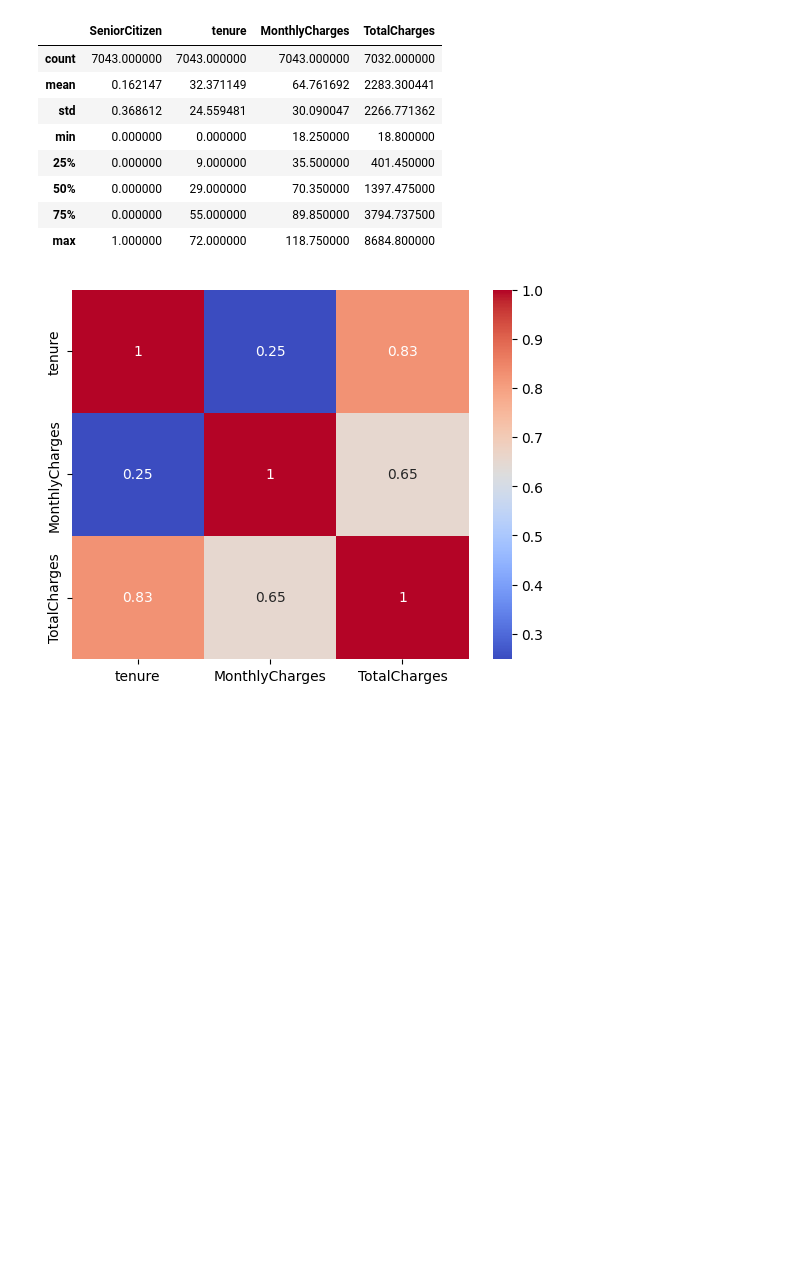
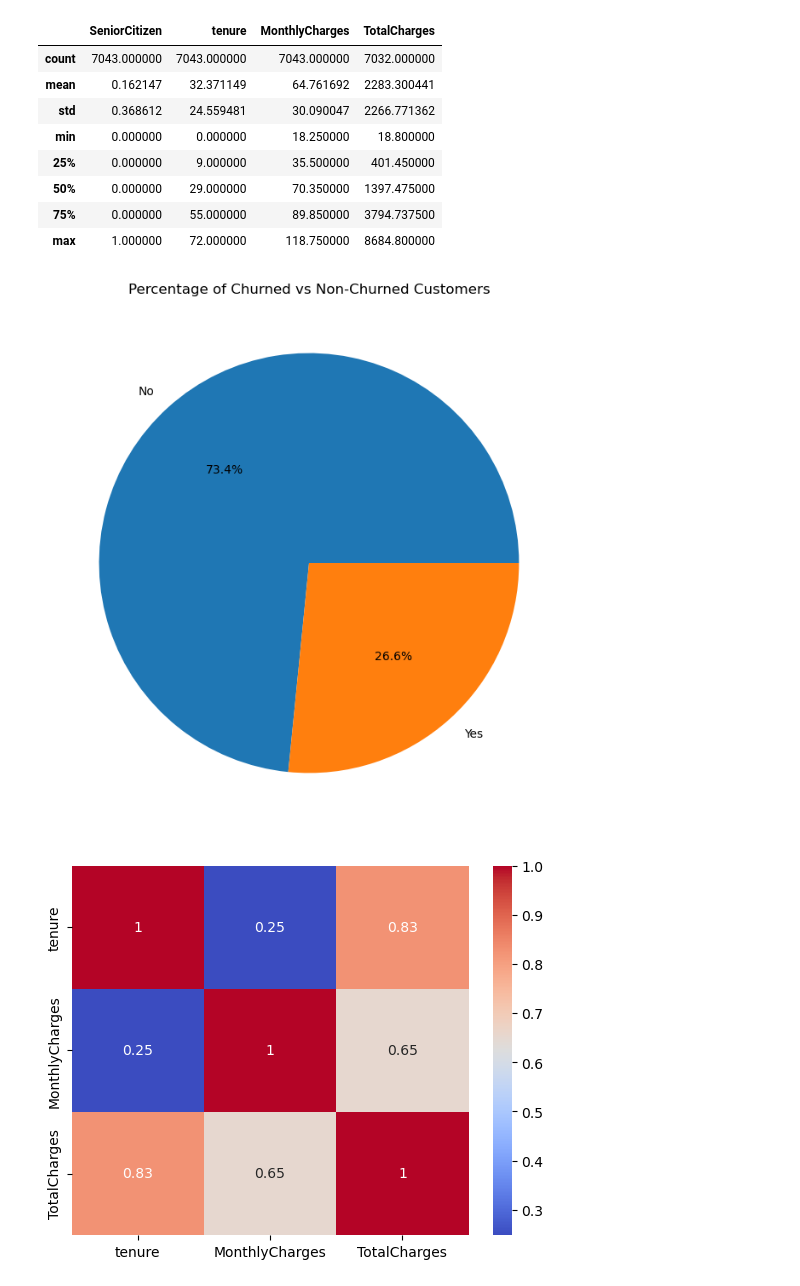
Before and after one commit to Baraah7/itcs494_project, a Jupyter notebook: 494project.ipynb, the cells around one changed output. Drawn from its saved outputs; the diff is of its cells as text; code cells hidden in the pictures; blank space fills up the shorter version.

```diff
--- a/494project.ipynb
+++ b/494project.ipynb
@@ -109,6 +109,14 @@ df.describe()
 | 50% | 0.000000 | 29.000000 | 70.350000 | 1397.475000 |
 | 75% | 0.000000 | 55.000000 | 89.850000 | 3794.737500 |
 | max | 1.000000 | 72.000000 | 118.750000 | 8684.800000 |
+# %%
+#pie chart showing the percentages of churned & retained customers
+df['Churn'].value_counts().plot.pie(autopct='%1.1f%%', figsize=(8, 8))
+plt.title('Percentage of Churned vs Non-Churned Customers')
+plt.ylabel('')
+plt.show()
+# %% [output]
+[figure, added]
 # %%
 # Heatmap that shows the correlation between numerical features
 
```
Also changed, not shown: parts of 4 cells of this notebook.
